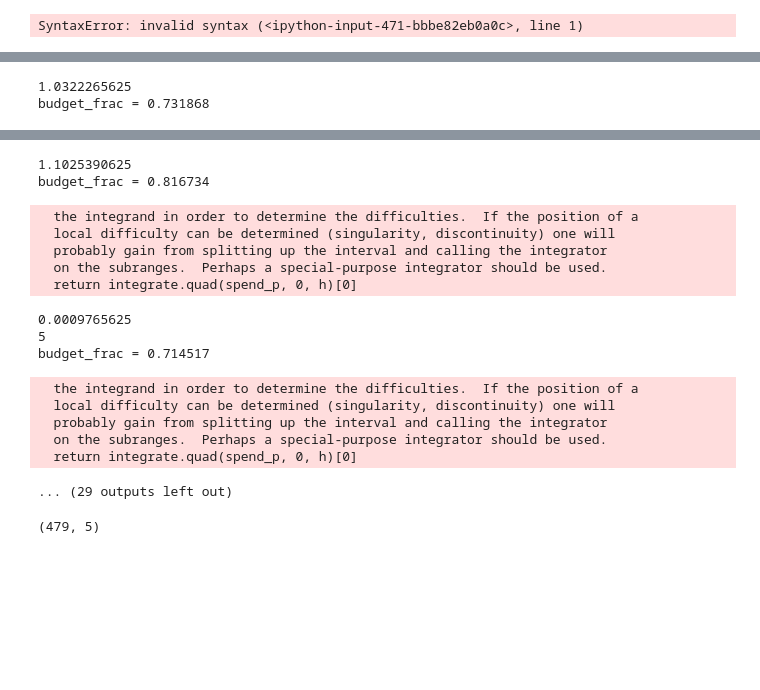
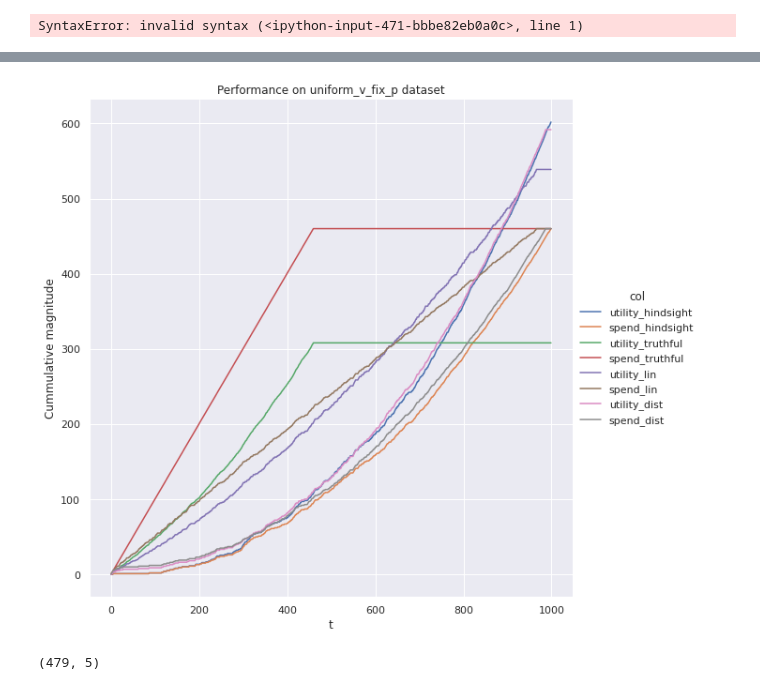
Before and after one commit to bhuvesh/adapdive_pacing, a Jupyter notebook: Pacing_notfb.ipynb, the cells around one changed output, grey strips where cells are left out. Cells and saved outputs as stored; diff of their text form; code cells hidden in the pictures; blank space fills up the shorter version.

```diff
--- a/Pacing_notfb.ipynb
+++ b/Pacing_notfb.ipynb
@@ -1155,10 +1225,5 @@ df_utility_res[dataset] = pd.DataFrame (columns = ['utility', 'utility_h', 'budg
 # %%
 num_episodes = 10
 T = 100
-training_samples_per_episode = 10000
+training_samples_per_episode = 1000
-# %%
-data = data_oracle(num_episodes, T)
-training_data = data_oracle(num_episodes, training_samples_per_episode)
-# %%
-budget_total = data[data['value'] > data['competing_bid'] ]['competing_bid'].sum()
 # %%
@@ -1165,6 +1232,6 @@ budget_total = data[data['value'] > data['competing_bid'] ]['competing_bid'].sum
 OCs =['truthful','lin','dist']
 # %%
-num_exp = 20
+num_exp = 1
 learning_rate = 0.1
 # %%
 for exp_c in range(num_exp):
@@ -1172,11 +1239,13 @@ for exp_c in range(num_exp):
         print(exp_c)
     data = data_oracle(num_episodes, T)
     training_data = data_oracle(num_episodes, training_samples_per_episode)
-    budget_frac = np.random.uniform(0.7,0.9)
+    budget_frac = np.random.uniform(0.3,0.5)
     budget_total = data[data['value'] > data['competing_bid'] ]['competing_bid'].sum()
     print("budget_frac = %f"%budget_frac)
     budget = budget_total*budget_frac
     target_dist_spend = spend_rate_estimation_oracle(df_samples = training_data, budget = budget, num_episodes = num_episodes, T = T)
+    #fixed_pace = estimate_pacing_multiplier_gd(df = training_data, budget = budget, num_episodes = num_episodes, T = T)
+    print(fixed_pace)
     target_lin_spend = linear_spend_rate(budget, num_episodes*T)
     paced_df = {}
     paced_df['hindsight'] = hindsight_strategy(data, budget = budget)
@@ -1192,31 +1261,34 @@ for exp_c in range(num_exp):
         elif OC == 'e_hin':
             adaptive_pacing_df = episodic_hindsight_strategy(data.copy(), target_dist_spend, num_episodes, T)
         elif OC == 'truthful':
-            adaptive_pacing_df = truthful_bidding(data, budget = budget)
+            adaptive_pacing_df = truthful_bidding(data.copy(), budget = budget)
+        if OC == 'fixed_p':
+            adaptive_pacing_df = fixed_pacing_strategy(data.copy(), budget, fixed_pace, num_episodes, T)
+
         paced_df[OC] = adaptive_pacing_df.copy()
         row = {'utility' : adaptive_pacing_df["utility"].sum(), 'utility_h' : utility_h, 'budget_frac' : budget_frac, 'OC' : OC}
         df_utility_res[dataset] = df_utility_res[dataset].append(row,ignore_index=True)
-#     df_cum = paced_df['hindsight'][ columns_plot ].cumsum()
-#     df_cum['index'] = df_cum.index
-#     df_tidy =  pd.melt(df_cum, id_vars=['index'], var_name='cols', value_name = 'cumm_value')
-#     df_tidy['OC'] = 'hindsight'
-#     df_plot = df_tidy.copy()
-#     for OC in OCs:
-#         df_cum = paced_df[OC][ columns_plot ].cumsum()
-#         df_cum['index'] = df_cum.index
-#         df_tidy =  pd.melt(df_cum, id_vars=['index'], var_name='cols', value_name = 'cumm_value')
-#         df_tidy['OC'] = OC
-#         df_plot = pd.concat([df_plot, df_tidy])
-#     df_plot['col'] = df_plot[['cols', 'OC']].apply(lambda x: '_'.join(x), axis = 1)
+    df_cum = paced_df['hindsight'][ columns_plot ].cumsum()
+    df_cum['index'] = df_cum.index
+    df_tidy =  pd.melt(df_cum, id_vars=['index'], var_name='cols', value_name = 'cumm_value')
+    df_tidy['OC'] = 'hindsight'
+    df_plot = df_tidy.copy()
+    for OC in OCs:
+        df_cum = paced_df[OC][ columns_plot ].cumsum()
+        df_cum['index'] = df_cum.index
+        df_tidy =  pd.melt(df_cum, id_vars=['index'], var_name='cols', value_name = 'cumm_value')
+        df_tidy['OC'] = OC
+        df_plot = pd.concat([df_plot, df_tidy])
+    df_plot['col'] = df_plot[['cols', 'OC']].apply(lambda x: '_'.join(x), axis = 1)
 
-#     ax = sns.relplot(
-#     x ='index',
-#     y ='cumm_value',
-#     kind ='line',
-#     hue = 'col',
-#     height = 8,
-#     data = df_plot
-#     )
-#     ax.set(xlabel='t', ylabel='Cummulative magnitude', title='Performance on moving_uniform_fp dataset')
+    ax = sns.relplot(
+    x ='index',
+    y ='cumm_value',
+    kind ='line',
+    hue = 'col',
+    height = 8,
+    data = df_plot
+    )
+    ax.set(xlabel='t', ylabel='Cummulative magnitude', title=('Performance on ' + dataset + ' dataset'))
 # %% [output]
 0
@@ -1243,2 +1297,0 @@ budget_frac = 0.801644
-1.0322265625
-budget_frac = 0.731868
@@ -1250,19 +1298,4 @@ budget_frac = 0.731868
-1.1025390625
-budget_frac = 0.816734
-  the integrand in order to determine the difficulties.  If the position of a
-  local difficulty can be determined (singularity, discontinuity) one will
-  probably gain from splitting up the interval and calling the integrator
-  on the subranges.  Perhaps a special-purpose integrator should be used.
-  return integrate.quad(spend_p, 0, h)[0]
-0.0009765625
-5
-budget_frac = 0.714517
-  the integrand in order to determine the difficulties.  If the position of a
-  local difficulty can be determined (singularity, discontinuity) one will
-  probably gain from splitting up the interval and calling the integrator
-  on the subranges.  Perhaps a special-purpose integrator should be used.
-  return integrate.quad(spend_p, 0, h)[0]
-... (29 outputs left out)
+[figure, added]
 # %%
 df_utility_res[dataset]['fractional_ut'] = df_utility_res[dataset]['utility']/df_utility_res[dataset]['utility_h']
 # %%
```
Also changed, not shown: parts of 17 cells of this notebook, 1 other file.
